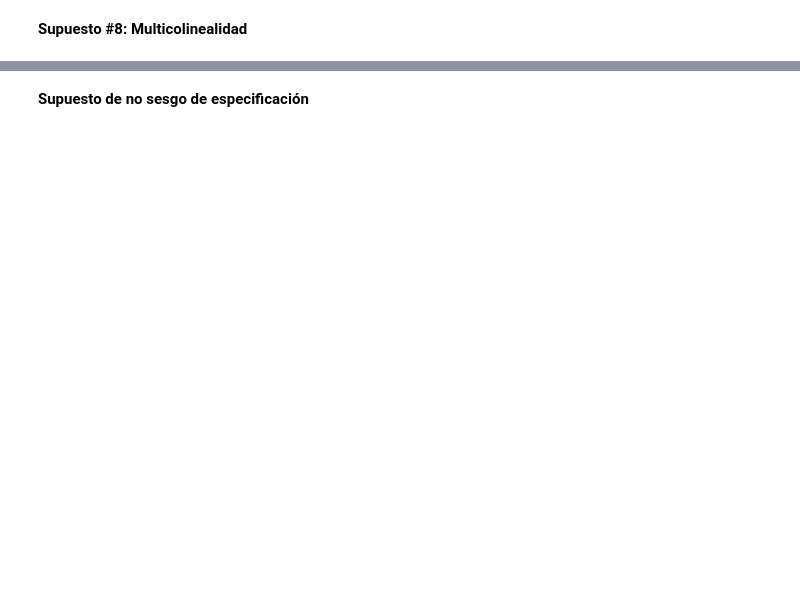
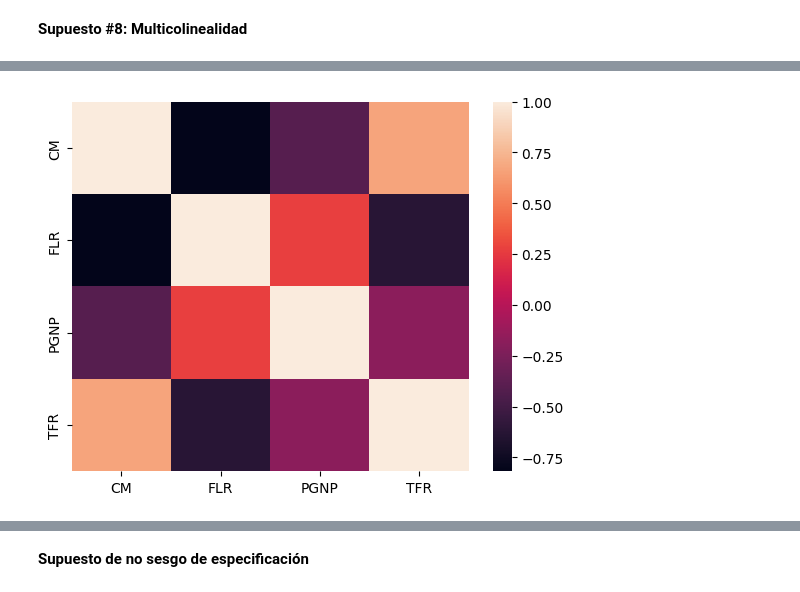
Before and after one commit to JuanAcevedoEcon/Advanced-Econometrics-MSc-, a Jupyter notebook: 1. Ordinary Least Squares (OLS)/(3) Supuestos Estructura MCO.ipynb, the cells around one changed output, grey strips where cells are left out. Drawn from its saved outputs; the diff is of its cells as text; code cells hidden in the pictures; blank space fills up the shorter version.

```diff
--- a/1. Ordinary Least Squares (OLS)/(3) Supuestos Estructura MCO.ipynb
+++ b/1. Ordinary Least Squares (OLS)/(3) Supuestos Estructura MCO.ipynb
@@ -31,6 +96,8 @@ data._______
 # %%
-correlaciones=data.________
+correlaciones=data.corr()
 fig,ax=plt.subplots()
-sns._________(correlaciones)
+sns.heatmap(correlaciones)
 plt.show()
+# %% [output]
+[figure, added]
 # %%
```
Also changed, not shown: parts of 20 cells of this notebook.
